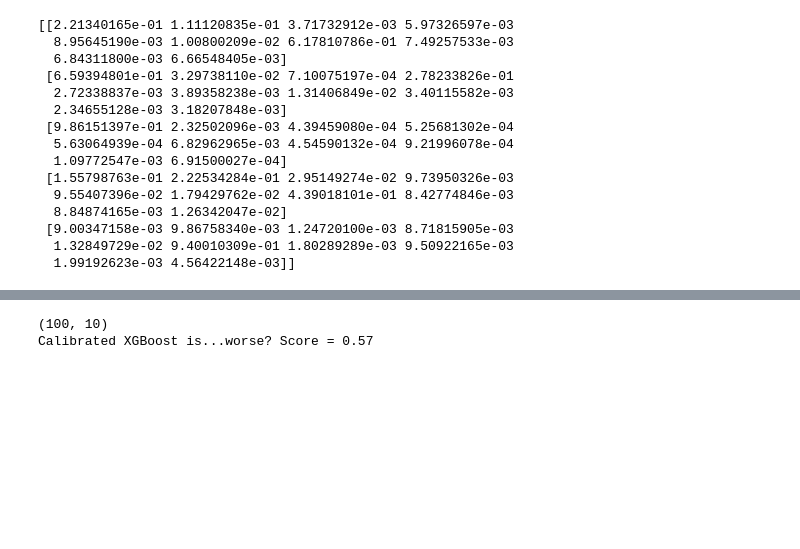
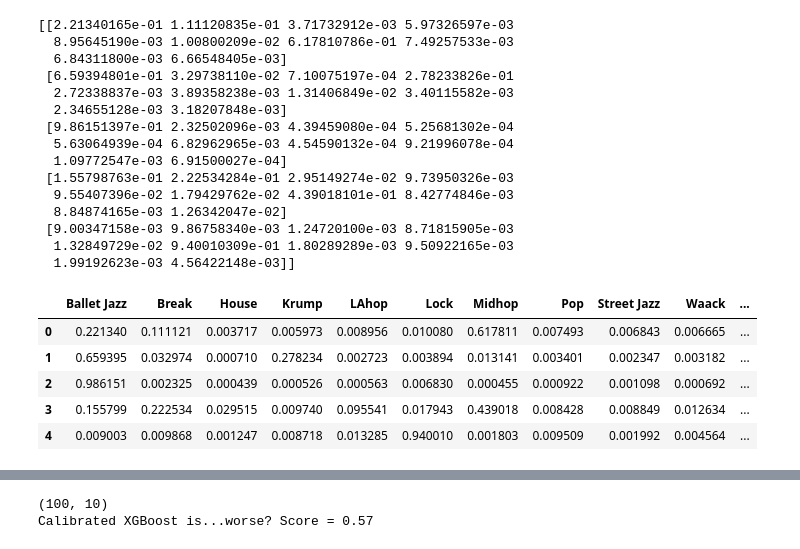
Before and after one commit to tBenBaker/MovementClassifier, a Jupyter notebook: DanceProj1/notebooks/02_classification_draft.ipynb, the cells around one changed output, grey strips where cells are left out. Saved outputs shown, nothing was run; the diff lists cells and outputs as text; code cells hidden in the pictures; blank space fills up the shorter version.

```diff
--- a/DanceProj1/notebooks/02_classification_draft.ipynb
+++ b/DanceProj1/notebooks/02_classification_draft.ipynb
@@ -155,3 +167,16 @@ print(y_hatp1[:5])
  [9.00347158e-03 9.86758340e-03 1.24720100e-03 8.71815905e-03
   1.32849729e-02 9.40010309e-01 1.80289289e-03 9.50922165e-03
   1.99192623e-03 4.56422148e-03]]
+# %%
+yprobdf = pd.DataFrame(y_hatp1, columns=labels)
+yprobdf['Original Index'] = index_lookup['original_index']
+yprobdf['True_Label'] = y_test.values
+yprobdf['id'] = test_ids.values
+yprobdf.head()
+# %% [output]
+|  | Ballet Jazz | Break | House | Krump | LAhop | Lock | Midhop | Pop | Street Jazz | Waack | ... |
+| 0 | 0.221340 | 0.111121 | 0.003717 | 0.005973 | 0.008956 | 0.010080 | 0.617811 | 0.007493 | 0.006843 | 0.006665 | ... |
+| 1 | 0.659395 | 0.032974 | 0.000710 | 0.278234 | 0.002723 | 0.003894 | 0.013141 | 0.003401 | 0.002347 | 0.003182 | ... |
+| 2 | 0.986151 | 0.002325 | 0.000439 | 0.000526 | 0.000563 | 0.006830 | 0.000455 | 0.000922 | 0.001098 | 0.000692 | ... |
+| 3 | 0.155799 | 0.222534 | 0.029515 | 0.009740 | 0.095541 | 0.017943 | 0.439018 | 0.008428 | 0.008849 | 0.012634 | ... |
+| 4 | 0.009003 | 0.009868 | 0.001247 | 0.008718 | 0.013285 | 0.940010 | 0.001803 | 0.009509 | 0.001992 | 0.004564 | ... |
```
Also changed, not shown: parts of 7 cells of this notebook.
